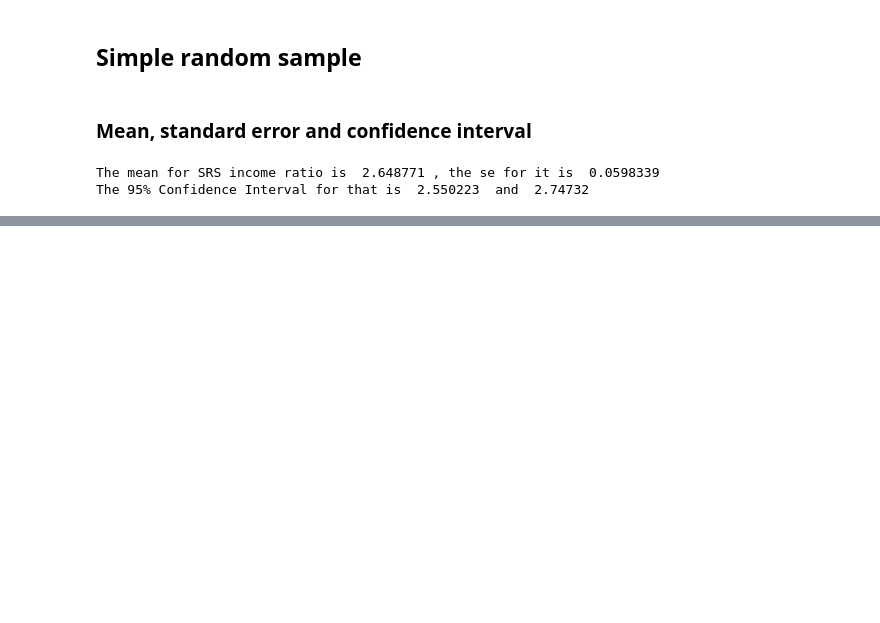
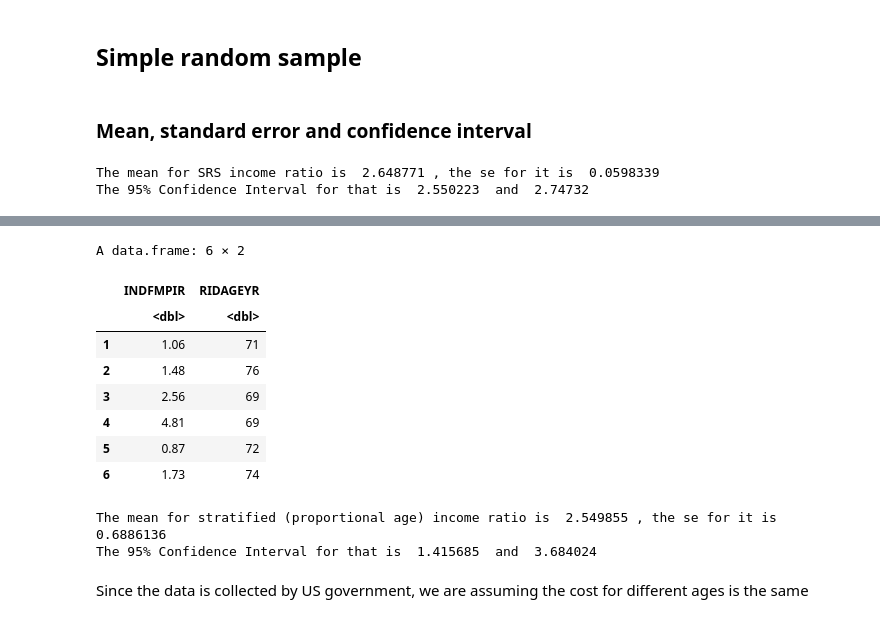
Before and after one commit to Dedoria/Stat-344-project, a Jupyter notebook: 344project.ipynb, the cells around one changed output, grey strips where cells are left out. Drawn from its saved outputs; the diff is of its cells as text; code cells hidden in the pictures; blank space fills up the shorter version.

```diff
--- a/344project.ipynb
+++ b/344project.ipynb
@@ -187,0 +303,59 @@ The 95% Confidence Interval for that is  2.550223  and  2.74732
+# %%
+# stratified sample using genders
+# proportional allocation
+
+#age is below and equal to 66 in population
+below_equal_66 <- nhanes_clean %>%
+    select(INDFMPIR, RIDAGEYR)  %>%
+    filter(RIDAGEYR <= 66)
+below_equal_66_N <- nrow(below_equal_66)
+
+#age is above 66 in population
+above_66 <- nhanes_clean %>%
+    select(INDFMPIR, RIDAGEYR)  %>%
+    filter(RIDAGEYR > 66)
+above_66_N <- nrow(above_66)
+
+#proportion of those two age
+below_p <- below_equal_66_N/N
+above_p <- above_66_N/N
+
+# decide the size of the sample strata
+below_n <- round(below_p*n,0)
+above_n <- round(above_p*n,0)
+# %%
+set.seed(sum_student_no)
+str_b_66 <- sample_n(below_equal_66,below_n)
+str_a_66 <- sample_n(above_66,above_n)
+
+head(str_a_66)
+# %% [output]
+A data.frame: 6 × 2
+|  | INDFMPIR | RIDAGEYR |
+|  | <dbl> | <dbl> |
+| 1 | 1.06 | 71 |
+| 2 | 1.48 | 76 |
+| 3 | 2.56 | 69 |
+| 4 | 4.81 | 69 |
+| 5 | 0.87 | 72 |
+| 6 | 1.73 | 74 |
+# %%
+str_b_66_mean <- mean(str_b_66$INDFMPIR)
+str_a_66_mean <- mean(str_a_66$INDFMPIR)
+
+#stratified mean
+str_age_mean <- below_p*str_b_66_mean + above_p*str_a_66_mean
+
+#stratified standard error
+str_age_se <- sqrt(below_p^2*(1-below_p)*var(str_b_66$INDFMPIR) + above_p^2*(1-above_p)*var(str_a_66$INDFMPIR))
+
+#confidence interval
+str_age_CI <- str_age_mean + qt(0.95,n)*c(-1,1)*str_age_se
+
+cat("The mean for stratified (proportional age) income ratio is ", str_age_mean, ", the se for it is ", str_age_se,
+    "\nThe 95% Confidence Interval for that is ", str_age_CI[1], " and ", str_age_CI[2])
+# %% [output]
+The mean for stratified (proportional age) income ratio is  2.549855 , the se for it is  0.6886136
+The 95% Confidence Interval for that is  1.415685  and  3.684024
+# %% [markdown]
+Since the data is collected by US government, we are assuming the cost for different ages is the same
```
Also changed, not shown: parts of 13 cells of this notebook.
